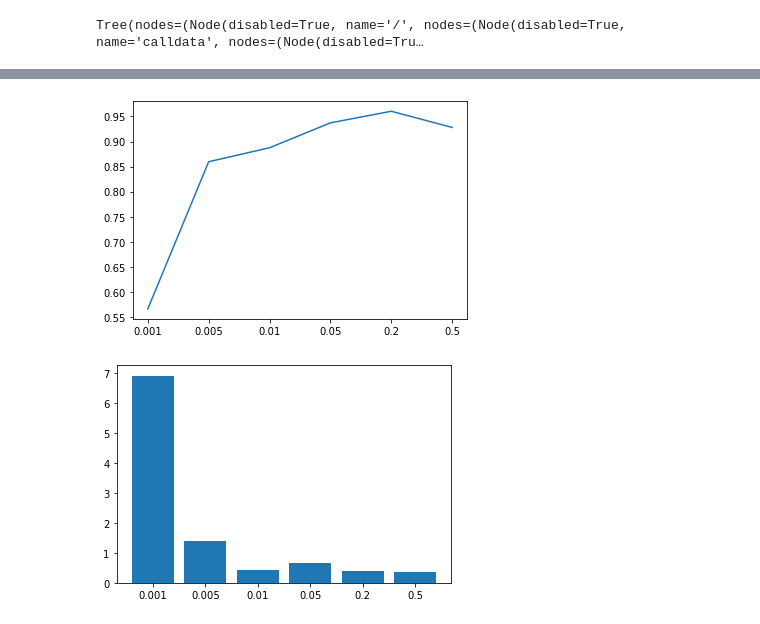
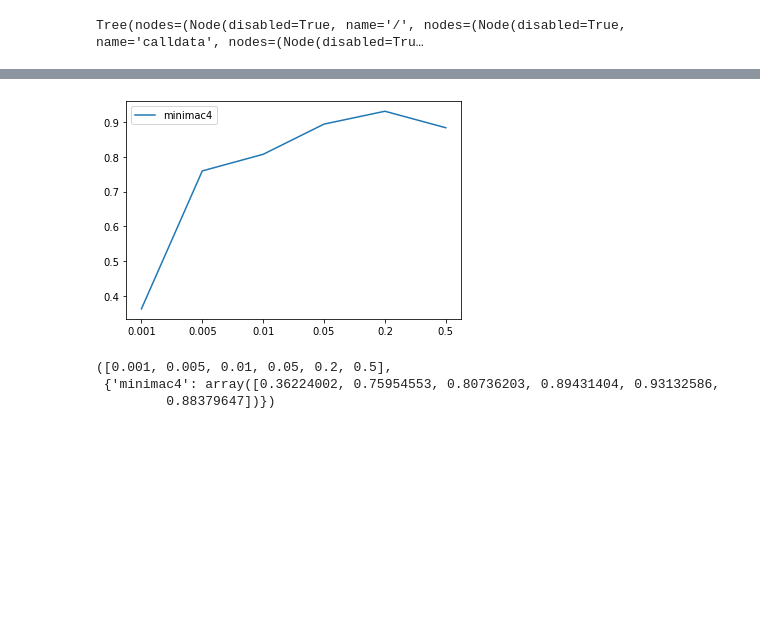
Before and after one commit to KazegamiKuon/GenImputation, a Jupyter notebook: data/process.ipynb, the cells around one changed output, grey strips where cells are left out. Saved outputs shown, nothing was run; the diff lists cells and outputs as text; code cells hidden in the pictures; blank space fills up the shorter version.

```diff
--- a/data/process.ipynb
+++ b/data/process.ipynb
@@ -91,12 +135,6 @@ def r2_score_by_bin(labels,bin_name,df,xindex_col,yindex_col,xgt,ygt):
-# %%
-bins = np.array([0,0.001,0.005,0.01,0.05,0.2,0.5])
-ticks = np.arange(1,len(bins))
-labels = bins[1:]
-bin_name = 'bin'
-concat_data[bin_name] = pd.cut(concat_data['MAF'],bins=bins,labels=labels)
 # %%
-xgt = predict_callset.calldata.GT[:]
-xgt = xgt.reshape((xgt.shape[0],xgt.shape[1]*2))
-ygt = gtruth_callset.calldata.GT[:]
-ygt = ygt.reshape((ygt.shape[0],ygt.shape[1]*2))
-r2_maf, nb_var = r2_score_by_bin(labels,bin_name,concat_data,xindex_col,yindex_col,xgt,ygt)
+y_pred = predict_callset.calldata.GT[:]
+y_pred = y_pred.reshape((y_pred.shape[0],y_pred.shape[1]*2))
+
+y_true = gtruth_callset.calldata.GT[:]
+y_true = y_true.reshape((y_true.shape[0],y_true.shape[1]*2))
@@ -119,12 +141,13 @@ r2_maf, nb_var = r2_score_by_bin(labels,bin_name,concat_data,xindex_col,yindex_c
-# %%
-plt.plot(ticks,r2_maf)
-plt.xticks(ticks=ticks,labels=labels)
-plt.show()
-# %% [output]
-[figure, removed]
-# %%
-plt.bar(ticks,nb_var/100000)
-plt.xticks(ticks=ticks,labels=labels)
-plt.show()
-# %% [output]
-[figure, removed]
+# %%
+mafs = concat_data['MAF'].values
+indexs = concat_data[xindex_col].values
+y_pred = y_pred[indexs]
+indexs = concat_data[yindex_col].values
+y_true = y_true[indexs]
+# %%
+po.plot_r2_by_maf(mafs,y_true,{'minimac4':y_pred})
+# %% [output]
+[figure, added]
+([0.001, 0.005, 0.01, 0.05, 0.2, 0.5],
+ {'minimac4': array([0.36224002, 0.75954553, 0.80736203, 0.89431404, 0.93132586,
+         0.88379647])})
```
Also changed, not shown: parts of 10 cells of this notebook, 47 other files.
